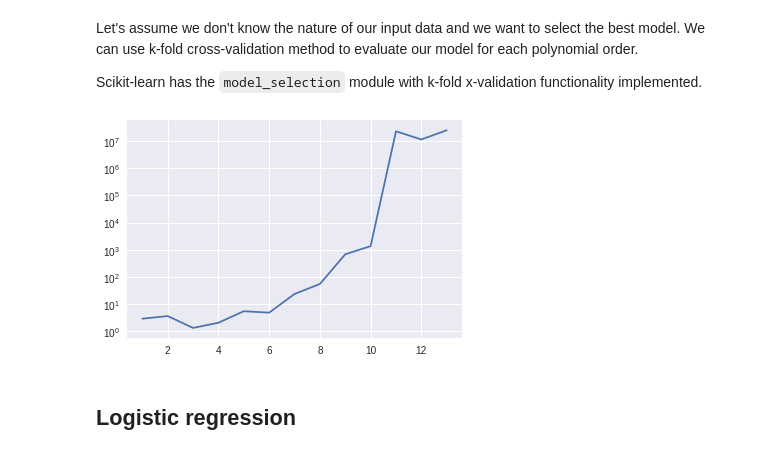
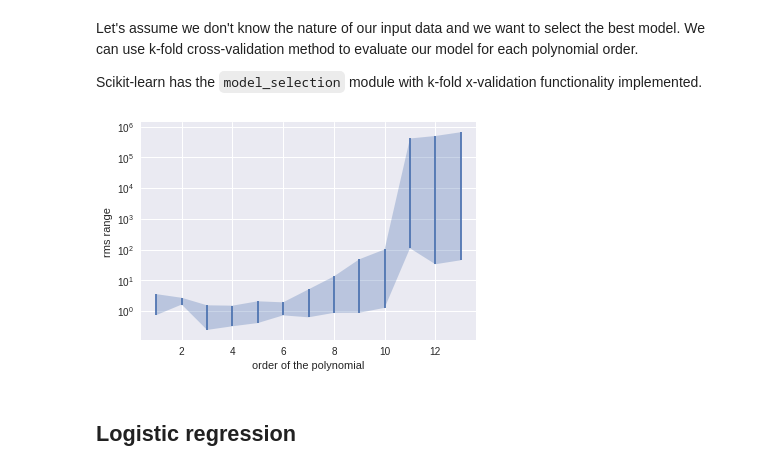
Before and after one commit to SiLiKhon/HEPStatsSeminar, a Jupyter notebook: seminar2/LinearModels_ToyData.ipynb, the cells around one changed output. Cells and saved outputs as stored; diff of their text form; code cells hidden in the pictures.

```diff
--- a/seminar2/LinearModels_ToyData.ipynb
+++ b/seminar2/LinearModels_ToyData.ipynb
@@ -151,24 +151,38 @@ def single_eval(x_train, y_train, x_test, y_test, features):
 
 
 # run the k-fold x-validation loop and return the array of losses
-def test_model(model, features, n_splits=5):
-  kf = model_selection.KFold(n_splits=n_splits)
+def test_model(features, n_splits=5):
+  kf = model_selection.KFold(n_splits=n_splits, shuffle=True, random_state=1234)
   rms = []
   for i_train, i_test in kf.split(x):
     rms.append(single_eval(x[i_train], y[i_train], x[i_test], y[i_test], features))
   return np.array(rms)
 # %%
-rms_vs_power = np.array([
+rms_vs_power = [
     (i, test_model(
-          model,
           lambda x: np.stack([x**n for n in range(1, i + 1)]).T
-    ).mean()) for i in range(1, 14)
-]).T
+    )) for i in range(1, 14)
+]
+
+powers, rmss = zip(*rms_vs_power)
+rmss = np.array(rmss)
-# %%
-plt.plot(rms_vs_power[0], rms_vs_power[1]);
-plt.yscale('log')
-# %% [output]
-[figure, removed]
+# %%
+plt.fill_between(x=powers,
+                 y1=rmss.min(axis=1),
+                 y2=rmss.max(axis=1),
+                 alpha=0.3
+                );
+
+plt.errorbar(x=powers,
+             y   =(rmss.max (axis=1) + rmss.min (axis=1)) * 0.5,
+             yerr=(rmss.max (axis=1) - rmss.min (axis=1)) * 0.5,
+             fmt=' ');
+
+plt.yscale('log')
+plt.xlabel('order of the polynomial')
+plt.ylabel('rms range');
+# %% [output]
+[figure, added]
 # %% [markdown]
 ## Logistic regression
 # %% [markdown]
```
Also changed, not shown: parts of 8 cells of this notebook.
